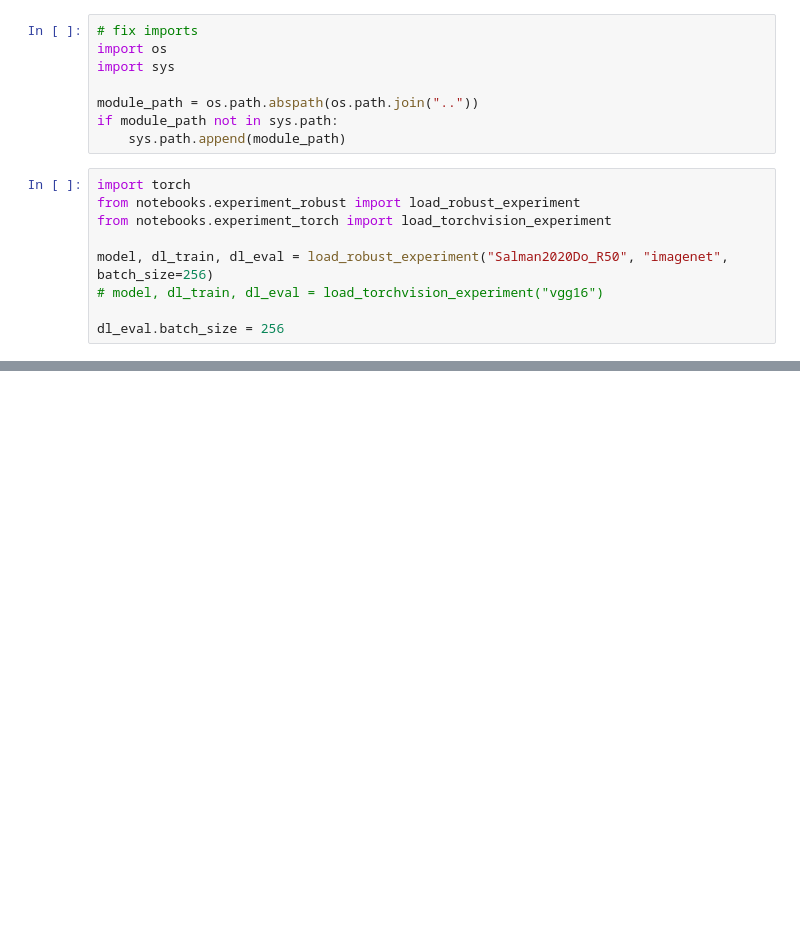
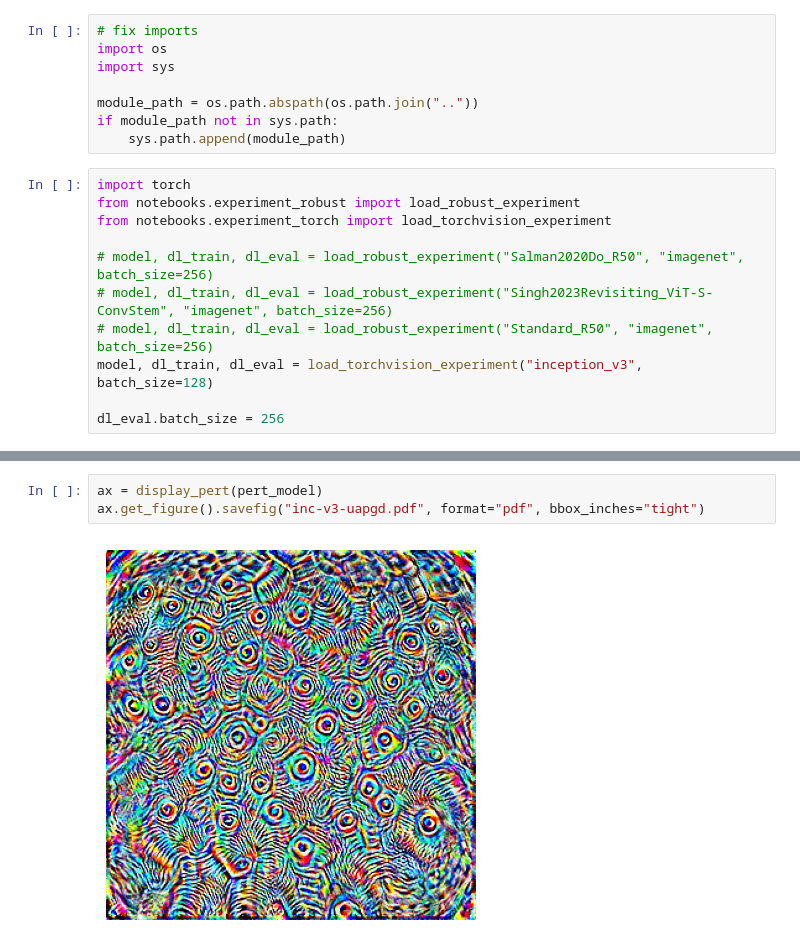
Before and after one commit to giladfrid009/ulib, a Jupyter notebook: notebooks/test_uapgd.ipynb, the cells around one changed output, grey strips where cells are left out. Drawn from its saved outputs; the diff is of its cells as text; blank space fills up the shorter version.

```diff
--- a/notebooks/test_uapgd.ipynb
+++ b/notebooks/test_uapgd.ipynb
@@ -11,7 +11,9 @@ import torch
 from notebooks.experiment_robust import load_robust_experiment
 from notebooks.experiment_torch import load_torchvision_experiment
 
-model, dl_train, dl_eval = load_robust_experiment("Salman2020Do_R50", "imagenet", batch_size=256)
-# model, dl_train, dl_eval = load_torchvision_experiment("vgg16")
+# model, dl_train, dl_eval = load_robust_experiment("Salman2020Do_R50", "imagenet", batch_size=256)
+# model, dl_train, dl_eval = load_robust_experiment("Singh2023Revisiting_ViT-S-ConvStem", "imagenet", batch_size=256)
+# model, dl_train, dl_eval = load_robust_experiment("Standard_R50", "imagenet", batch_size=256)
+model, dl_train, dl_eval = load_torchvision_experiment("inception_v3", batch_size=128)
 
 dl_eval.batch_size = 256
@@ -44,0 +88,5 @@ display_pert(pert_model)
+# %%
+ax = display_pert(pert_model)
+ax.get_figure().savefig("inc-v3-uapgd.pdf", format="pdf", bbox_inches="tight")
+# %% [output]
+[figure, added]
```
Also changed, not shown: parts of 3 cells of this notebook, 6 other files.
